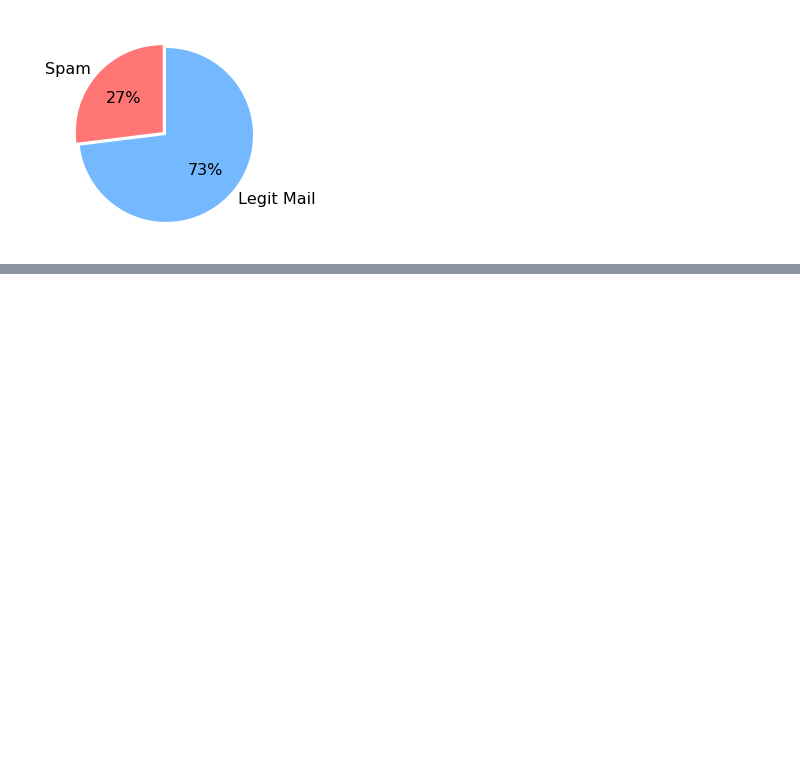
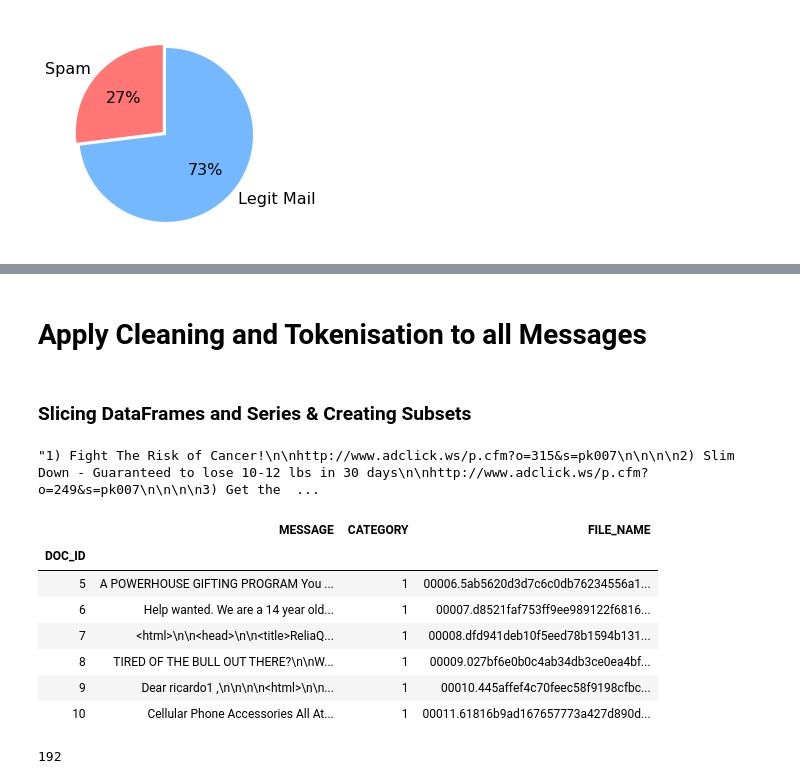
Before and after one commit to rasoulghaznavi/Excersise, a Jupyter notebook: 06 Bayes Classifier.ipynb, the cells around one changed output, grey strips where cells are left out. Cells and saved outputs as stored; diff of their text form; code cells hidden in the pictures; blank space fills up the shorter version.

Commit message:
24. Advanced Subsetting on DataFrames the apply() Function

```diff
--- a/06 Bayes Classifier.ipynb
+++ b/06 Bayes Classifier.ipynb
@@ -330,0 +608,19 @@ ModuleNotFoundError: No module named 'zen'
+# %% [markdown]
+# Apply Cleaning and Tokenisation to all Messages
+# %% [markdown]
+### Slicing DataFrames and Series & Creating Subsets
+# %%
+data.iat[2,0]
+# %% [output]
+"1) Fight The Risk of Cancer!\n\nhttp://www.adclick.ws/p.cfm?o=315&s=pk007\n\n\n\n2) Slim Down - Guaranteed to lose 10-12 lbs in 30 days\n\nhttp://www.adclick.ws/p.cfm?o=249&s=pk007\n\n\n\n3) Get the  ...
+# %%
+data.iloc[5:11]
+# %% [output]
+|  | MESSAGE | CATEGORY | FILE_NAME |
+| DOC_ID |  |  |  |
+| 5 | A POWERHOUSE GIFTING PROGRAM You ... | 1 | 00006.5ab5620d3d7c6c0db76234556a1... |
+| 6 | Help wanted. We are a 14 year old... | 1 | 00007.d8521faf753ff9ee989122f6816... |
+| 7 | <html>\n\n<head>\n\n<title>ReliaQ... | 1 | 00008.dfd941deb10f5eed78b1594b131... |
+| 8 | TIRED OF THE BULL OUT THERE?\n\nW... | 1 | 00009.027bf6e0b0c4ab34db3ce0ea4bf... |
+| 9 | Dear ricardo1 ,\n\n\n\n<html>\n\n... | 1 | 00010.445affef4c70feec58f9198cfbc... |
+| 10 | Cellular Phone Accessories All At... | 1 | 00011.61816b9ad167657773a427d890d... |
@@ -330,0 +630,9 @@ ModuleNotFoundError: No module named 'zen'
+# %%
+flat_list = []
+for sublist in nested_list:
+    for item in sublist:
+        flat_list.append(item)
+
+len(flat_list)
+# %% [output]
+192
```
Also changed, not shown: parts of 33 cells of this notebook.
